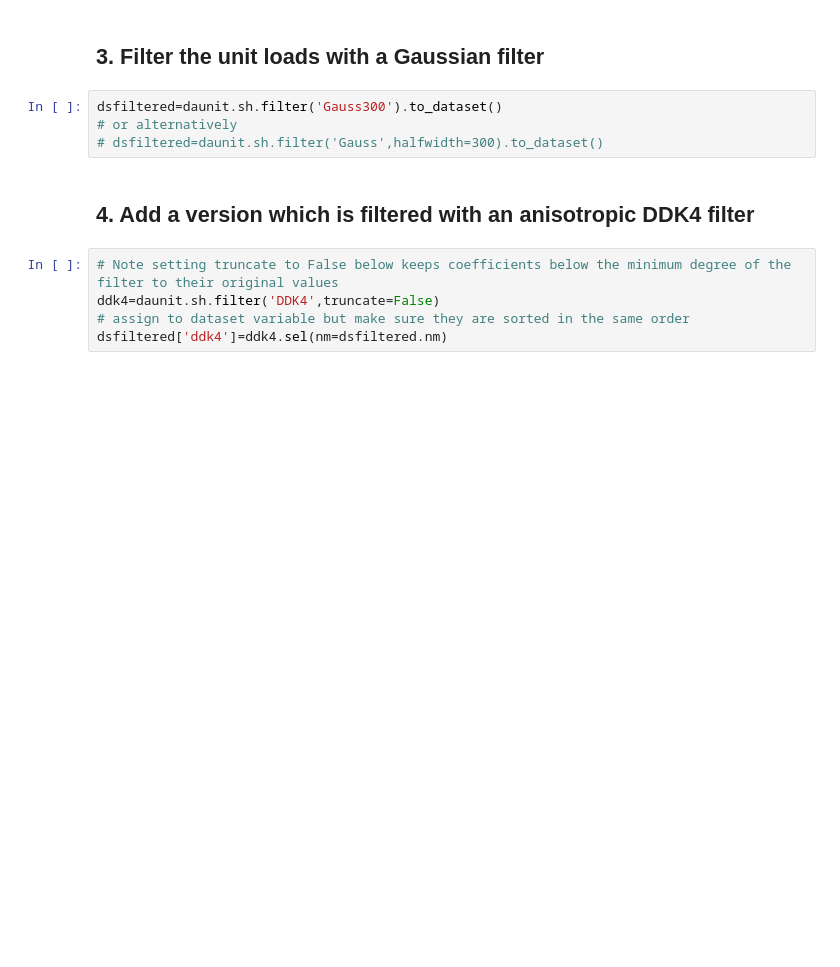
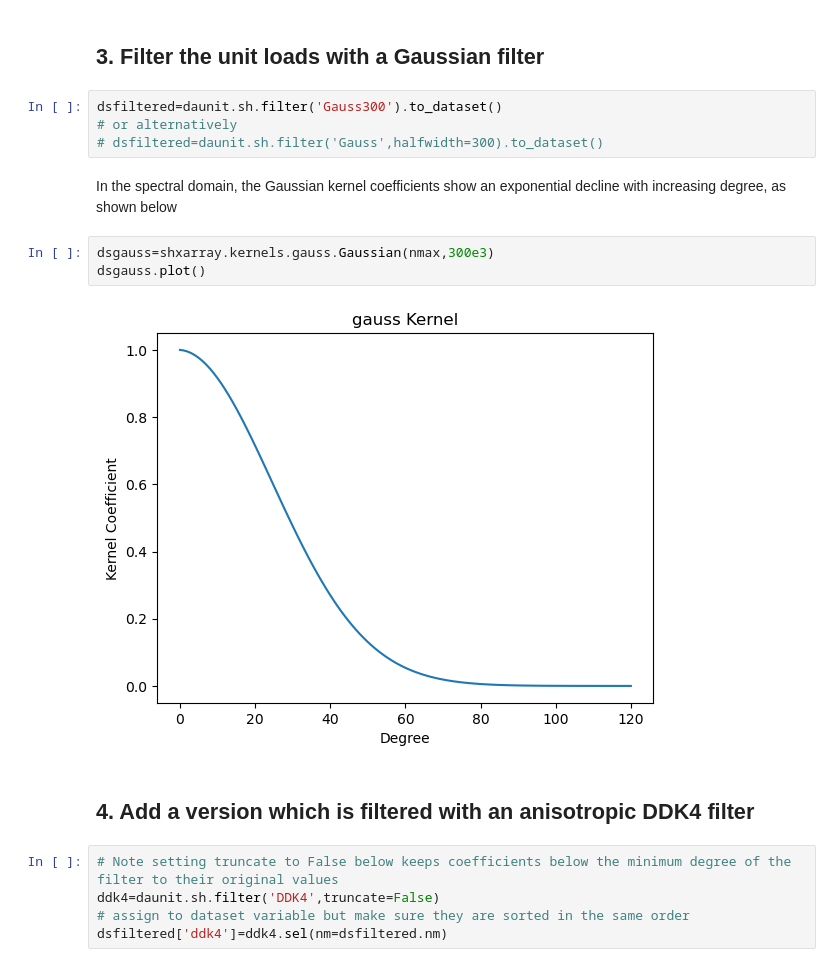
Before and after one commit to ITC-Water-Resources/shxarray, a Jupyter notebook: docs/source/notebooks/visualize_filter.ipynb, the cells around one changed output. Drawn from its saved outputs; the diff is of its cells as text; blank space fills up the shorter version.

```diff
--- a/docs/source/notebooks/visualize_filter.ipynb
+++ b/docs/source/notebooks/visualize_filter.ipynb
@@ -47,6 +49,13 @@ daunit=unitkernel.position(lon=lon,lat=lat)
 dsfiltered=daunit.sh.filter('Gauss300').to_dataset()
 # or alternatively
 # dsfiltered=daunit.sh.filter('Gauss',halfwidth=300).to_dataset()
+# %% [markdown]
+In the spectral domain, the Gaussian kernel coefficients show an exponential decline with increasing degree, as shown below
+# %%
+dsgauss=shxarray.kernels.gauss.Gaussian(nmax,300e3)
+dsgauss.plot()
+# %% [output]
+[figure, added]
 # %% [markdown]
 ## 4. Add a version which is filtered with an anisotropic DDK4 filter
 # %%
```
Also changed, not shown: parts of 2 cells of this notebook, 1 other file.
